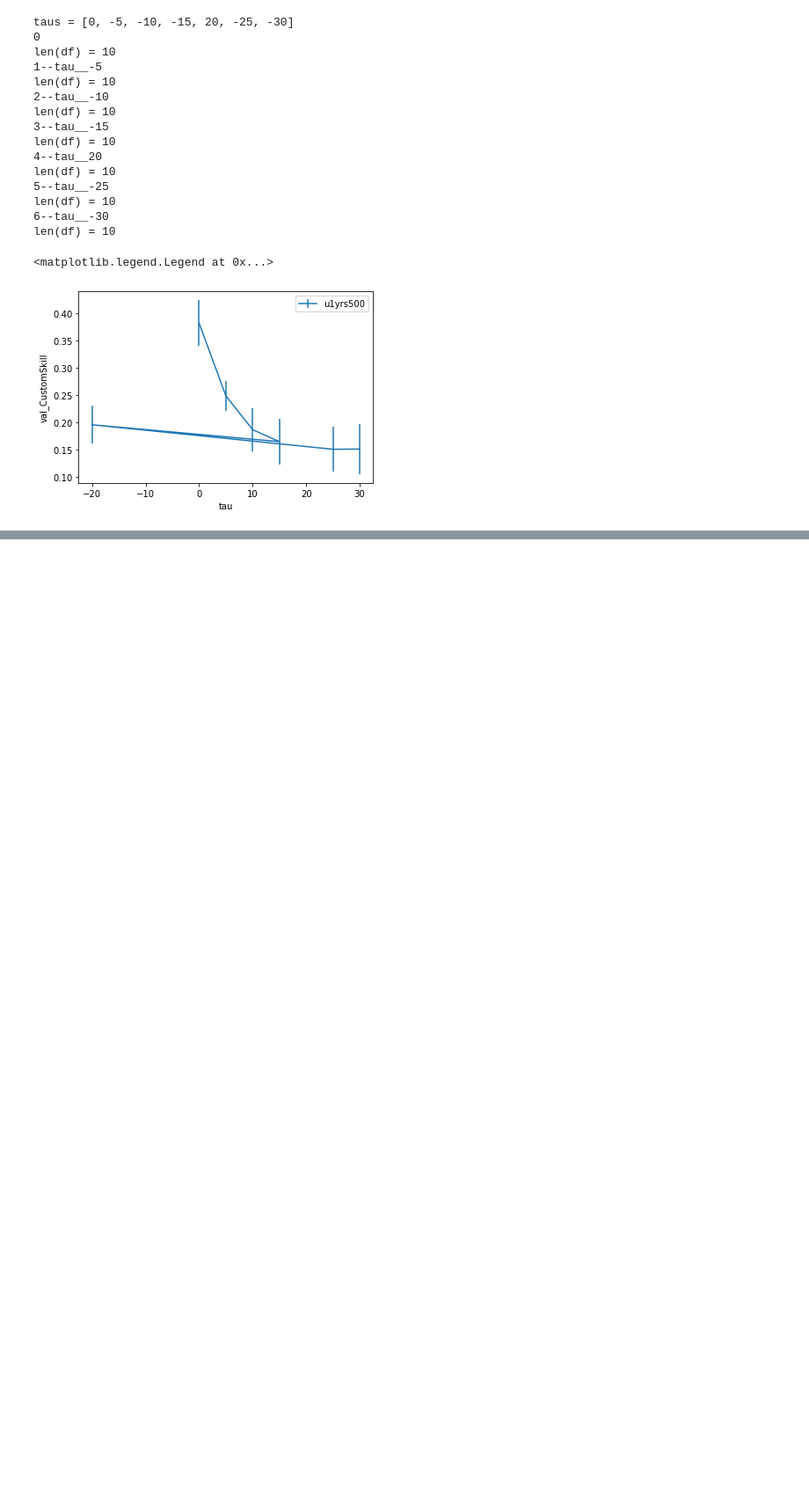
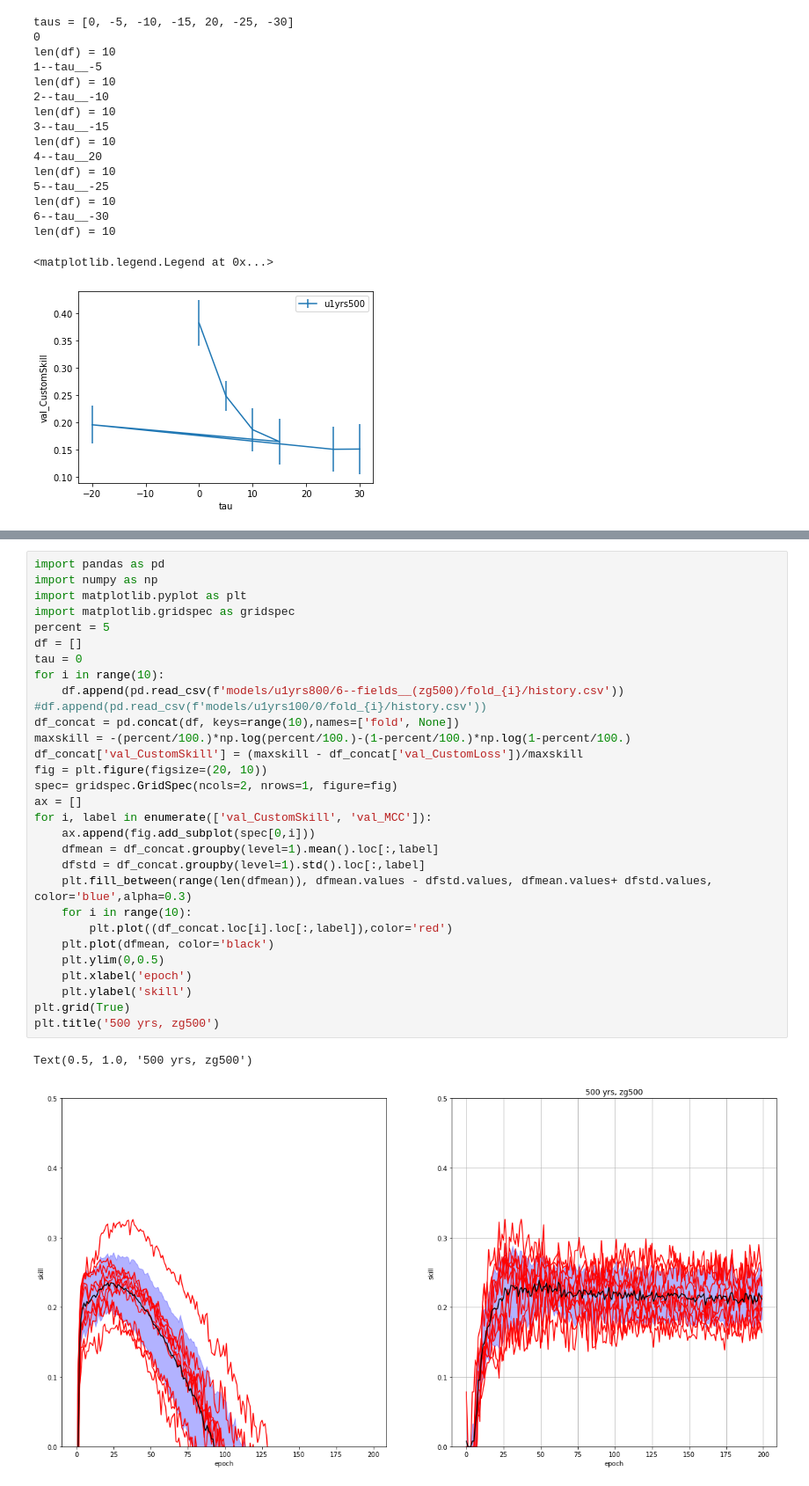
Before and after one commit to georgemilosh/Climate-Learning, a Jupyter notebook: PLASIM/TestingForUtrecht.ipynb, the cells around one changed output, grey strips where cells are left out. Shown at 88% size. Cells and saved outputs as stored; diff of their text form; blank space fills up the shorter version.

```diff
--- a/PLASIM/TestingForUtrecht.ipynb
+++ b/PLASIM/TestingForUtrecht.ipynb
@@ -245,0 +263,32 @@ len(df) = 10
+# %%
+import pandas as pd
+import numpy as np
+import matplotlib.pyplot as plt
+import matplotlib.gridspec as gridspec
+percent = 5
+df = []
+tau = 0
+for i in range(10):
+    df.append(pd.read_csv(f'models/u1yrs800/6--fields__(zg500)/fold_{i}/history.csv')) #df.append(pd.read_csv(f'models/u1yrs100/0/fold_{i}/history.csv'))
+df_concat = pd.concat(df, keys=range(10),names=['fold', None])
+maxskill = -(percent/100.)*np.log(percent/100.)-(1-percent/100.)*np.log(1-percent/100.)
+df_concat['val_CustomSkill'] = (maxskill - df_concat['val_CustomLoss'])/maxskill
+fig = plt.figure(figsize=(20, 10))
+spec= gridspec.GridSpec(ncols=2, nrows=1, figure=fig)
+ax = []
+for i, label in enumerate(['val_CustomSkill', 'val_MCC']):
+    ax.append(fig.add_subplot(spec[0,i]))
+    dfmean = df_concat.groupby(level=1).mean().loc[:,label]
+    dfstd = df_concat.groupby(level=1).std().loc[:,label]
+    plt.fill_between(range(len(dfmean)), dfmean.values - dfstd.values, dfmean.values+ dfstd.values, color='blue',alpha=0.3)
+    for i in range(10):
+        plt.plot((df_concat.loc[i].loc[:,label]),color='red')
+    plt.plot(dfmean, color='black')
+    plt.ylim(0,0.5)
+    plt.xlabel('epoch')
+    plt.ylabel('skill')
+plt.grid(True)
+plt.title('500 yrs, zg500')
+# %% [output]
+Text(0.5, 1.0, '500 yrs, zg500')
+[figure, added]
```
Also changed, not shown: parts of 4 cells of this notebook, 5 other files.
